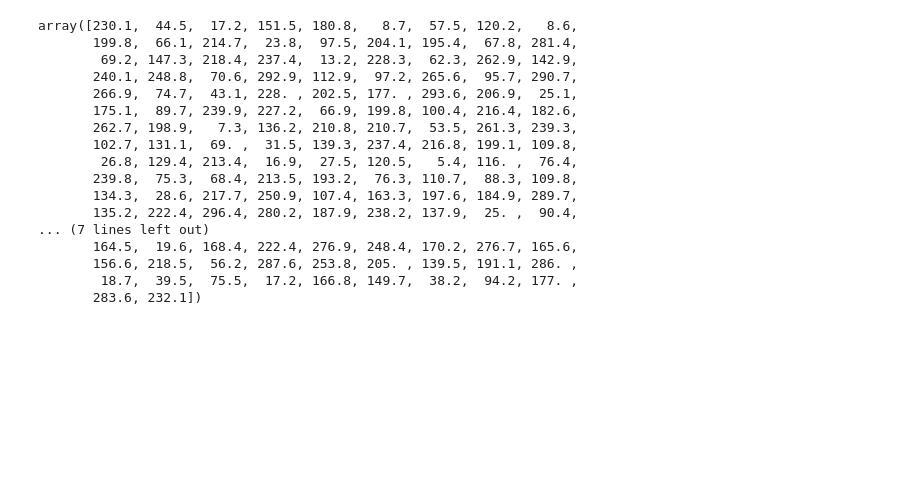
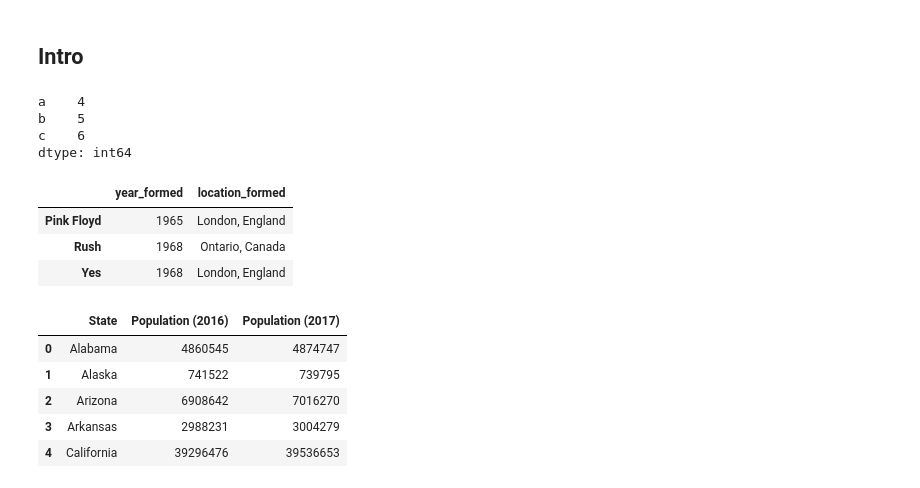
Before and after one commit to Layth17/jupyter-notebooks, a Jupyter notebook: 05-Math-of-Machine-Learning-MATH5680/lab1/lab1.ipynb, the cells around one changed output. Cells and saved outputs as stored; diff of their text form; code cells hidden in the pictures; blank space fills up the shorter version.

```diff
--- a/05-Math-of-Machine-Learning-MATH5680/lab1/lab1.ipynb
+++ b/05-Math-of-Machine-Learning-MATH5680/lab1/lab1.ipynb
@@ -101,24 +1,2 @@ from mpl_toolkits.mplot3d import Axes3D as ax
-# %%
-x = data[:, 0]
-y = data[:, 1]
-z = data[:, 2]
-
-x
-# %% [output]
-array([230.1,  44.5,  17.2, 151.5, 180.8,   8.7,  57.5, 120.2,   8.6,
-       199.8,  66.1, 214.7,  23.8,  97.5, 204.1, 195.4,  67.8, 281.4,
-        69.2, 147.3, 218.4, 237.4,  13.2, 228.3,  62.3, 262.9, 142.9,
-       240.1, 248.8,  70.6, 292.9, 112.9,  97.2, 265.6,  95.7, 290.7,
-       266.9,  74.7,  43.1, 228. , 202.5, 177. , 293.6, 206.9,  25.1,
-       175.1,  89.7, 239.9, 227.2,  66.9, 199.8, 100.4, 216.4, 182.6,
-       262.7, 198.9,   7.3, 136.2, 210.8, 210.7,  53.5, 261.3, 239.3,
-       102.7, 131.1,  69. ,  31.5, 139.3, 237.4, 216.8, 199.1, 109.8,
-        26.8, 129.4, 213.4,  16.9,  27.5, 120.5,   5.4, 116. ,  76.4,
-       239.8,  75.3,  68.4, 213.5, 193.2,  76.3, 110.7,  88.3, 109.8,
-       134.3,  28.6, 217.7, 250.9, 107.4, 163.3, 197.6, 184.9, 289.7,
-       135.2, 222.4, 296.4, 280.2, 187.9, 238.2, 137.9,  25. ,  90.4,
-... (7 lines left out)
-       164.5,  19.6, 168.4, 222.4, 276.9, 248.4, 170.2, 276.7, 165.6,
-       156.6, 218.5,  56.2, 287.6, 253.8, 205. , 139.5, 191.1, 286. ,
-        18.7,  39.5,  75.5,  17.2, 166.8, 149.7,  38.2,  94.2, 177. ,
-       283.6, 232.1])
+# %% [markdown]
+## Intro
@@ -124,0 +5,45 @@ array([230.1,  44.5,  17.2, 151.5, 180.8,   8.7,  57.5, 120.2,   8.6,
+# %%
+# three data strutures:
+# 1. Series (3. Index: Similar to a Series, but for naming,
+#               selecting, and transforming data within
+#               a Series or DataFrame)
+
+a = ['a', 'b', 'c']
+series = pd.Series(a, index=["t", "xY", "7"])
+series
+
+# or from dict
+# series = pd.Series({"a": 4, "b": 5, "c": 6})
+# series
+# %% [output]
+a    4
+b    5
+c    6
+dtype: int64
+# %%
+# 2. DataFrame
+#  A DataFrame is essentially a dictionary of Series objects.
+#  In a DataFrame, the keys map to Series objects which share a common index
+
+rock_bands = ["Pink Floyd", "Rush", "Yes"]
+year_formed = [1965, 1968, 1968]
+location_formed = ["London, England", "Ontario, Canada", "London, England"]
+
+
+df = pd.DataFrame({"year_formed": year_formed, "location_formed": location_formed}, index=rock_bands)
+df
+# %% [output]
+|  | year_formed | location_formed |
+| Pink Floyd | 1965 | London, England |
+| Rush | 1968 | Ontario, Canada |
+| Yes | 1968 | London, England |
+# %%
+df = pd.read_csv("states.csv")
+df.head(5)
+# %% [output]
+|  | State | Population (2016) | Population (2017) |
+| 0 | Alabama | 4860545 | 4874747 |
+| 1 | Alaska | 741522 | 739795 |
+| 2 | Arizona | 6908642 | 7016270 |
+| 3 | Arkansas | 2988231 | 3004279 |
+| 4 | California | 39296476 | 39536653 |
```
Also changed, not shown: parts of 49 cells of this notebook, 4 other files.
